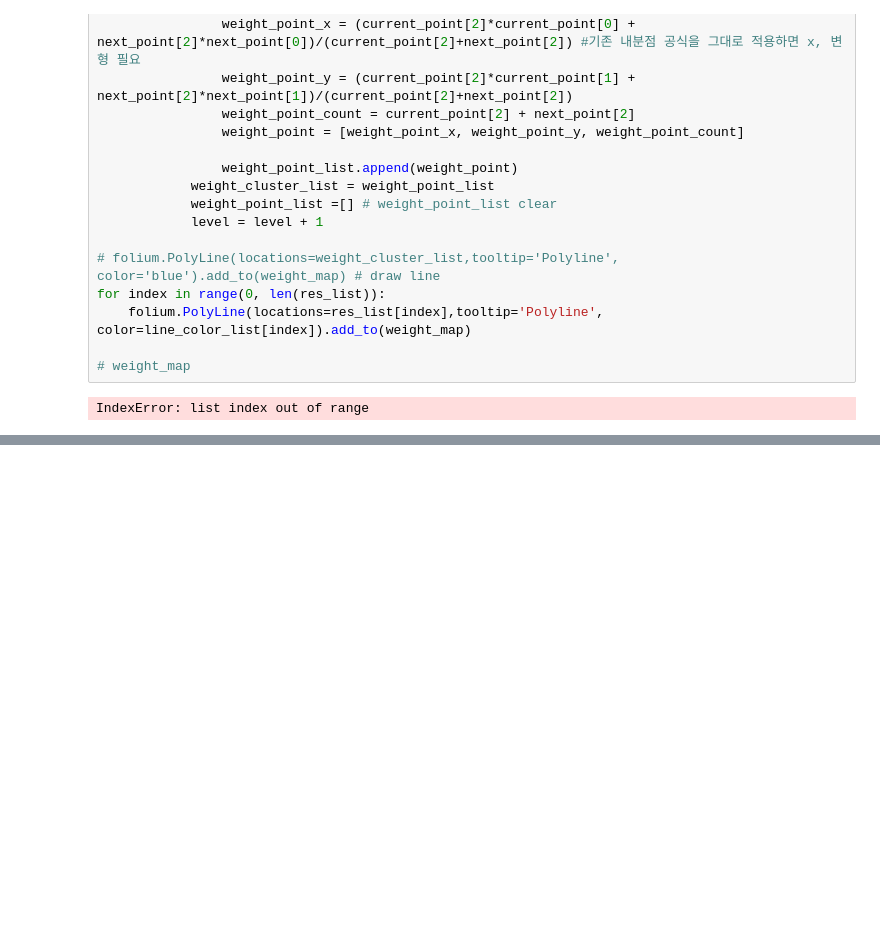
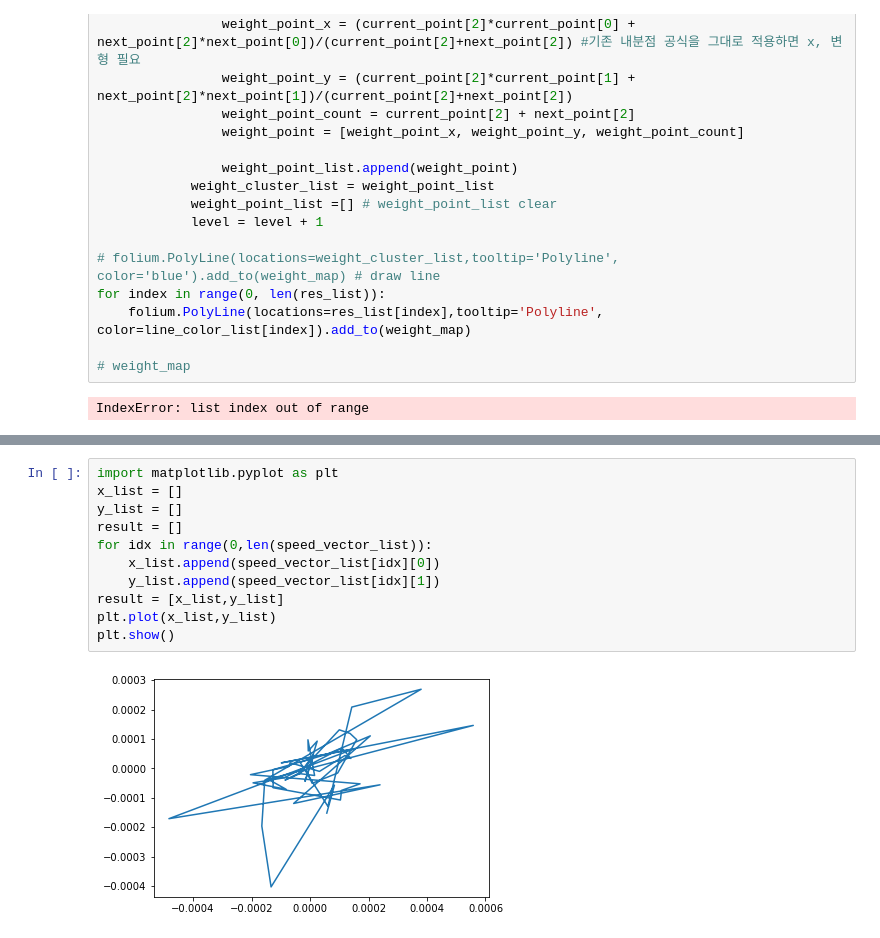
Before and after one commit to KyongHwan-Kim/Gps_filter_algorithm, a Jupyter notebook: GPS_Algorithm_0127.ipynb, the cells around one changed output, grey strips where cells are left out. Cells and saved outputs as stored; diff of their text form; blank space fills up the shorter version.

Commit message:
update speedfilter

```diff
--- a/GPS_Algorithm_0127.ipynb
+++ b/GPS_Algorithm_0127.ipynb
@@ -334,0 +394,13 @@ folium.PolyLine(locations=res_list,tooltip='Polyline', color='blue').add_to(Mass
+# %%
+import matplotlib.pyplot as plt
+x_list = []
+y_list = []
+result = []
+for idx in range(0,len(speed_vector_list)):
+    x_list.append(speed_vector_list[idx][0])
+    y_list.append(speed_vector_list[idx][1])
+result = [x_list,y_list]
+plt.plot(x_list,y_list)
+plt.show()
+# %% [output]
+[figure, added]
```
Also changed, not shown: parts of 7 cells of this notebook.
